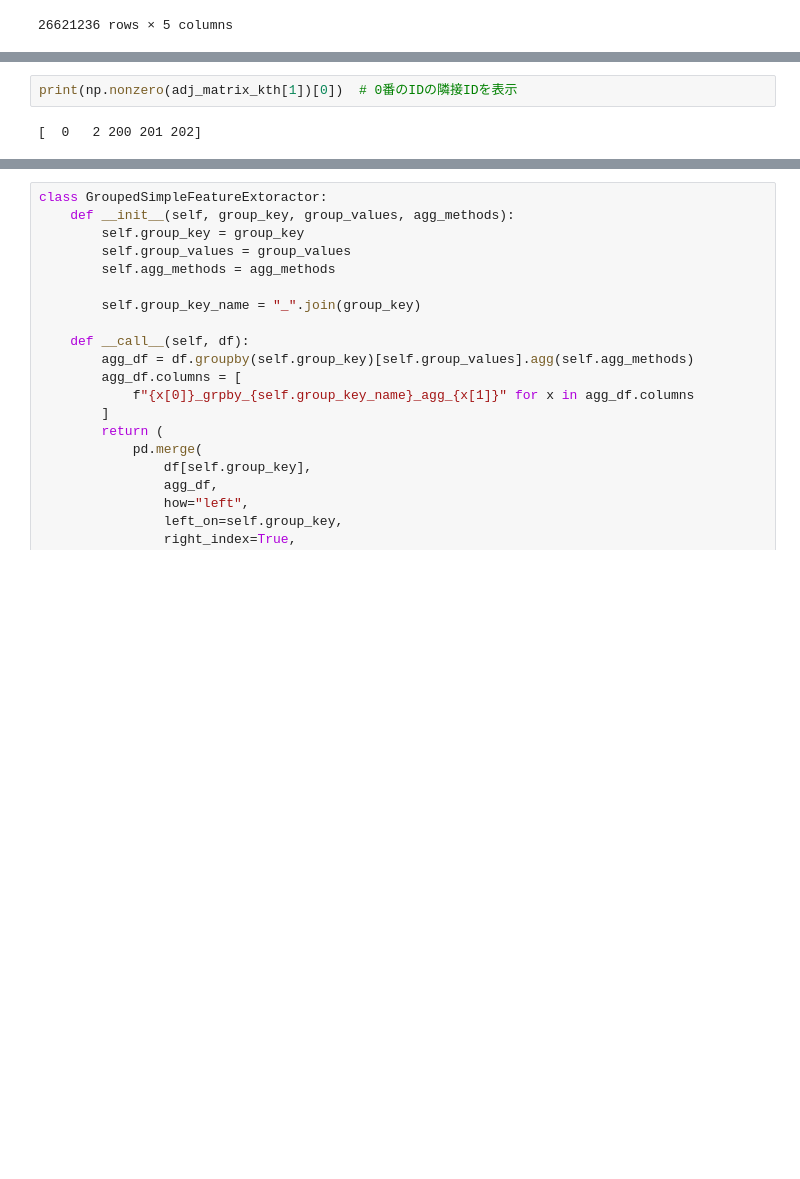
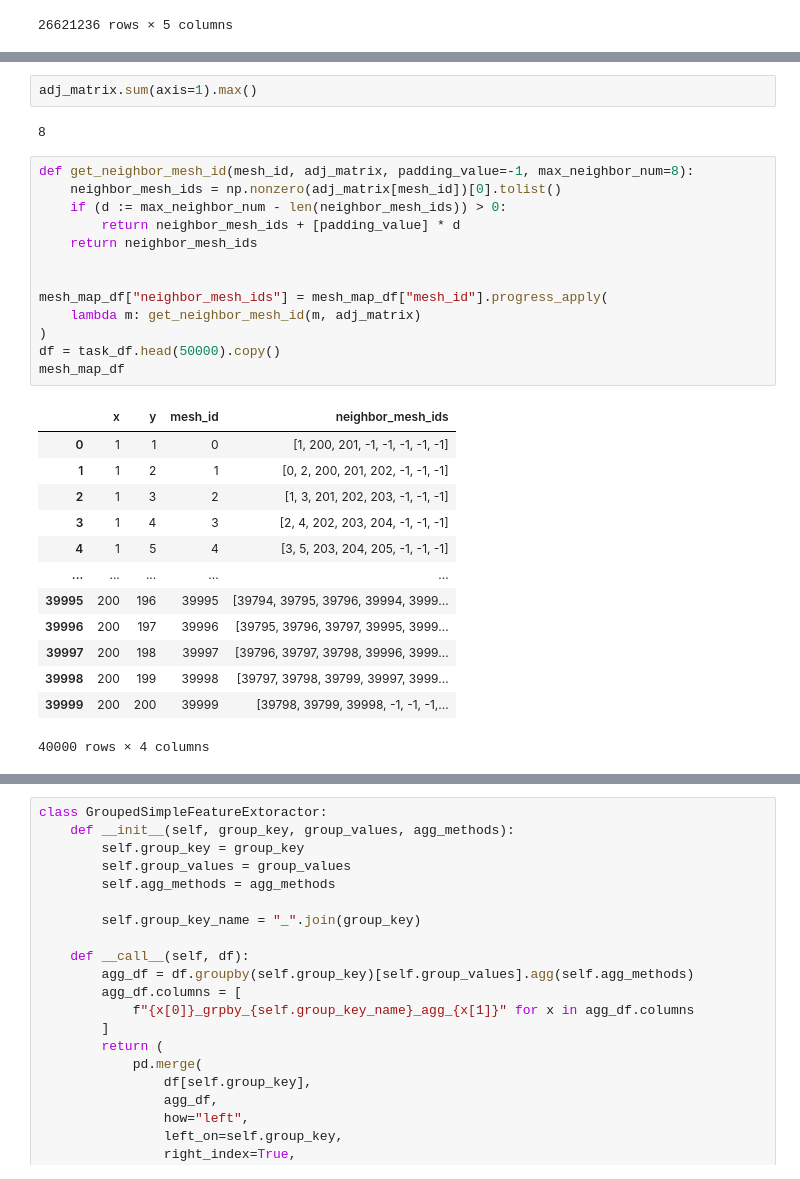
Before and after one commit to osushinekotan/HuMob-Challenge-2023, a Jupyter notebook: notebooks/memo.ipynb, the cells around one changed output, grey strips where cells are left out. Cells and saved outputs as stored; diff of their text form; blank space fills up the shorter version.

```diff
--- a/notebooks/memo.ipynb
+++ b/notebooks/memo.ipynb
@@ -102,4 +97,31 @@ adj_matrix
 # %%
-print(np.nonzero(adj_matrix_kth[1])[0])  # 0番のIDの隣接IDを表示
+adj_matrix.sum(axis=1).max()
 # %% [output]
-[  0   2 200 201 202]
+8
+# %%
+def get_neighbor_mesh_id(mesh_id, adj_matrix, padding_value=-1, max_neighbor_num=8):
+    neighbor_mesh_ids = np.nonzero(adj_matrix[mesh_id])[0].tolist()
+    if (d := max_neighbor_num - len(neighbor_mesh_ids)) > 0:
+        return neighbor_mesh_ids + [padding_value] * d
+    return neighbor_mesh_ids
+
+
+mesh_map_df["neighbor_mesh_ids"] = mesh_map_df["mesh_id"].progress_apply(
+    lambda m: get_neighbor_mesh_id(m, adj_matrix)
+)
+df = task_df.head(50000).copy()
+mesh_map_df
+# %% [output]
+|  | x | y | mesh_id | neighbor_mesh_ids |
+| 0 | 1 | 1 | 0 | [1, 200, 201, -1, -1, -1, -1, -1] |
+| 1 | 1 | 2 | 1 | [0, 2, 200, 201, 202, -1, -1, -1] |
+| 2 | 1 | 3 | 2 | [1, 3, 201, 202, 203, -1, -1, -1] |
+| 3 | 1 | 4 | 3 | [2, 4, 202, 203, 204, -1, -1, -1] |
+| 4 | 1 | 5 | 4 | [3, 5, 203, 204, 205, -1, -1, -1] |
+| ... | ... | ... | ... | ... |
+| 39995 | 200 | 196 | 39995 | [39794, 39795, 39796, 39994, 3999... |
+| 39996 | 200 | 197 | 39996 | [39795, 39796, 39797, 39995, 3999... |
+| 39997 | 200 | 198 | 39997 | [39796, 39797, 39798, 39996, 3999... |
+| 39998 | 200 | 199 | 39998 | [39797, 39798, 39799, 39997, 3999... |
+| 39999 | 200 | 200 | 39999 | [39798, 39799, 39998, -1, -1, -1,... |
+40000 rows × 4 columns
```
Also changed, not shown: parts of 10 cells of this notebook.
